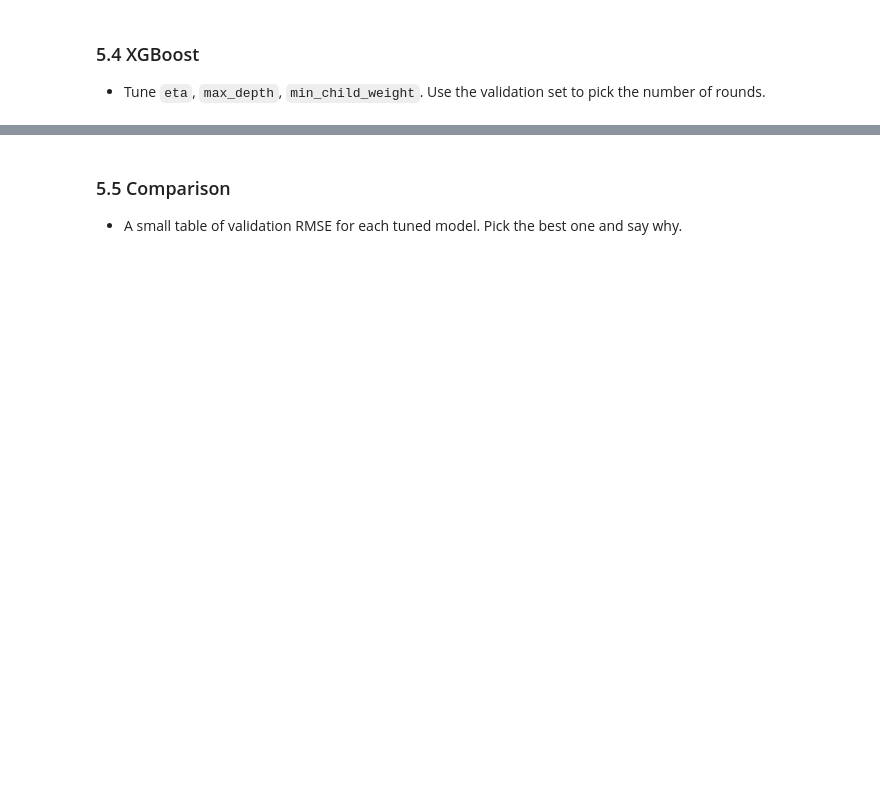
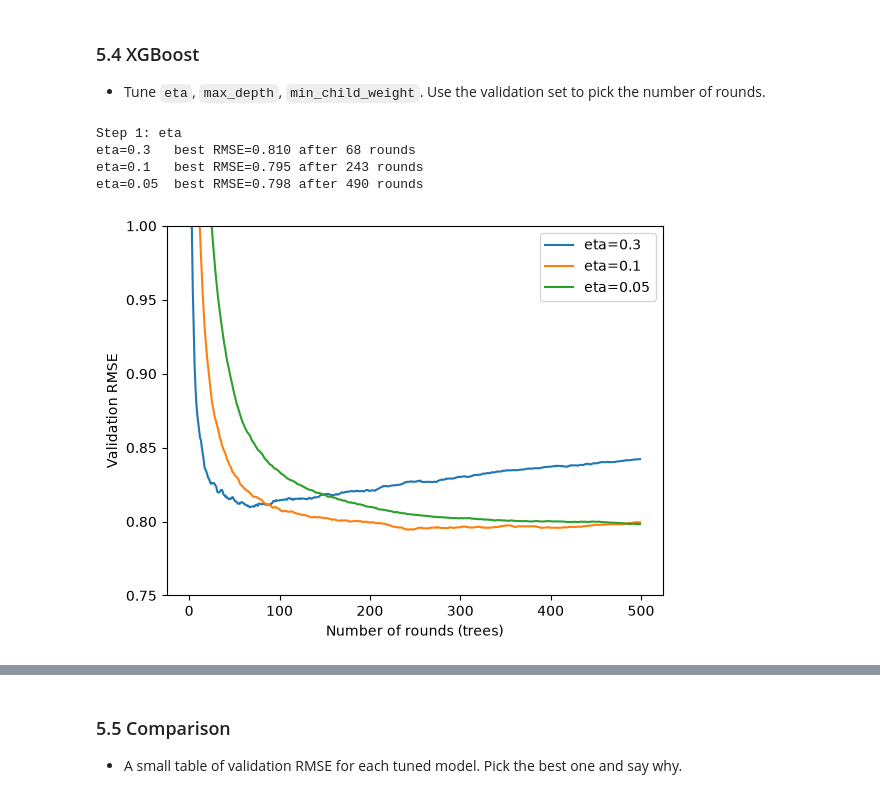
Before and after one commit to song2siren/ml-zoomcamp-rd-spend-benchmark, a Jupyter notebook: notebook.ipynb, the cells around one changed output, grey strips where cells are left out. Cells and saved outputs as stored; diff of their text form; code cells hidden in the pictures; blank space fills up the shorter version.

Commit message:
Tree models, model comparison, final XGBoost model

```diff
--- a/notebook.ipynb
+++ b/notebook.ipynb
@@ -489,3 +489,23 @@ Sector and country are one-hot encoded with `DictVectorizer` (95 features in tot
 # %% [markdown]
 ### 5.2 Decision tree
 - Tune `max_depth` and `min_samples_leaf`, as in HW6.
+# %%
+from sklearn.tree import DecisionTreeRegressor
+
+# Step 1: tune the depth
+for depth in [1, 2, 3, 4, 5, 6, 8, 10, 15, 20, None]:
+    dt = DecisionTreeRegressor(max_depth=depth, random_state=1)
+    dt.fit(X_train_dv, y_train)
+    score = rmse(y_val, dt.predict(X_val_dv))
+    print(f'max_depth={str(depth):<5} RMSE={score:.3f}  (off by a factor of {np.exp(score):.2f})')
+
+# Step 2: for the best depths, tune the minimum leaf size
+scores = []
+for depth in [8, 10, 12, 15]:
+    for leaf in [1, 5, 10, 20, 50, 100, 200]:
+        dt = DecisionTreeRegressor(max_depth=depth, min_samples_leaf=leaf, random_state=1)
+        dt.fit(X_train_dv, y_train)
+        scores.append((depth, leaf, rmse(y_val, dt.predict(X_val_dv))))
+
+df_scores = pd.DataFrame(scores, columns=['max_depth', 'min_samples_leaf', 'rmse'])
+df_scores.pivot(index='min_samples_leaf', columns='max_depth', values='rmse').round(3)
@@ -495,3 +585,59 @@ Sector and country are one-hot encoded with `DictVectorizer` (95 features in tot
 # %% [markdown]
 ### 5.4 XGBoost
 - Tune `eta`, `max_depth`, `min_child_weight`. Use the validation set to pick the number of rounds.
+# %%
+import xgboost as xgb
+
+features = list(dv.get_feature_names_out())
+dtrain = xgb.DMatrix(X_train_dv, label=y_train, feature_names=features)
+dval = xgb.DMatrix(X_val_dv, label=y_val, feature_names=features)
+
+def train_xgb(eta=0.3, max_depth=6, min_child_weight=1, rounds=500):
+    """Train XGBoost and return the best round, its validation RMSE and the full RMSE history."""
+    params = {
+        'eta': eta,
+        'max_depth': max_depth,
+        'min_child_weight': min_child_weight,
+        'objective': 'reg:squarederror',
+        'seed': 1,
+        'verbosity': 1,
+    }
+    history = {}
+    xgb.train(params, dtrain, num_boost_round=rounds,
+              evals=[(dval, 'val')], evals_result=history, verbose_eval=False)
+    val_rmse = history['val']['rmse']
+    best_round = int(np.argmin(val_rmse)) + 1
+    return best_round, min(val_rmse), val_rmse
+
+# Step 1: learning rate
+print('Step 1: eta')
+curves = {}
+for eta in [0.3, 0.1, 0.05]:
+    best_round, best_rmse, curves[eta] = train_xgb(eta=eta)
+    print(f'eta={eta:<5} best RMSE={best_rmse:.3f} after {best_round} rounds')
+
+for eta, curve in curves.items():
+    plt.plot(curve, label=f'eta={eta}')
+plt.xlabel('Number of rounds (trees)')
+plt.ylabel('Validation RMSE')
+plt.ylim(0.75, 1.0)
+plt.legend()
+plt.show()
+
+# Step 2: tree depth, with eta=0.1
+print('Step 2: max_depth (eta=0.1)')
+for depth in [3, 4, 6, 8, 10]:
+    best_round, best_rmse, _ = train_xgb(eta=0.1, max_depth=depth)
+    print(f'max_depth={depth:<3} best RMSE={best_rmse:.3f} after {best_round} rounds')
+
+# Step 3: min_child_weight, with eta=0.1 and max_depth=6
+print('\nStep 3: min_child_weight (eta=0.1, max_depth=6)')
+for mcw in [1, 10, 30]:
+    best_round, best_rmse, _ = train_xgb(eta=0.1, max_depth=6, min_child_weight=mcw)
+    print(f'min_child_weight={mcw:<3} best RMSE={best_rmse:.3f} after {best_round} rounds')
+# %% [output]
+Step 1: eta
+eta=0.3   best RMSE=0.810 after 68 rounds
+eta=0.1   best RMSE=0.795 after 243 rounds
+eta=0.05  best RMSE=0.798 after 490 rounds
+[figure, added]
```
Also changed, not shown: parts of 10 cells of this notebook, 3 other files.
